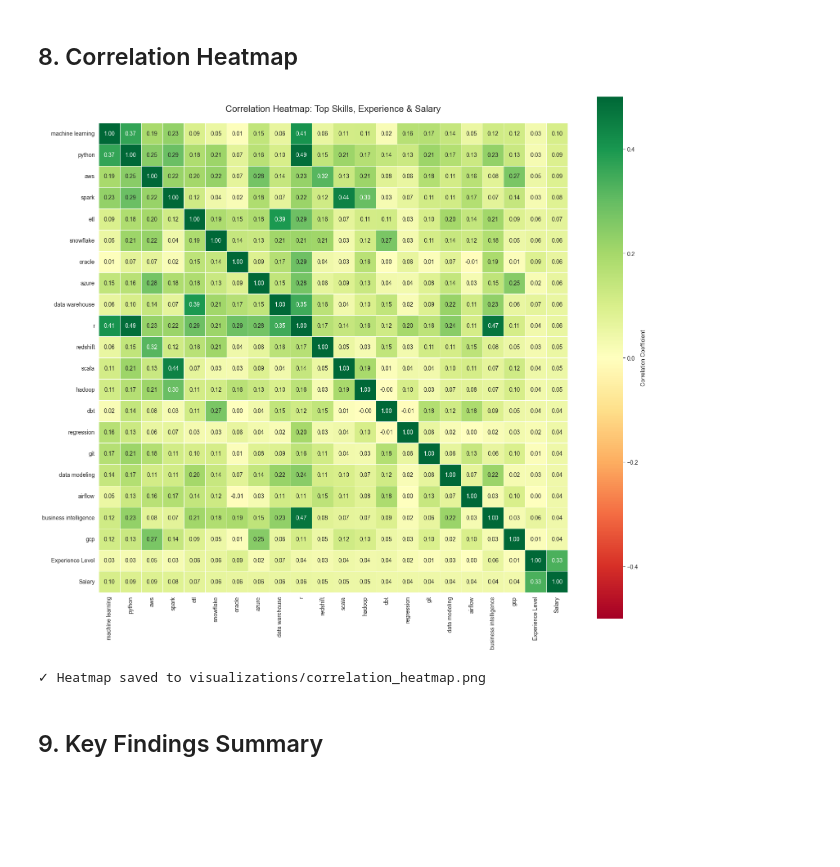
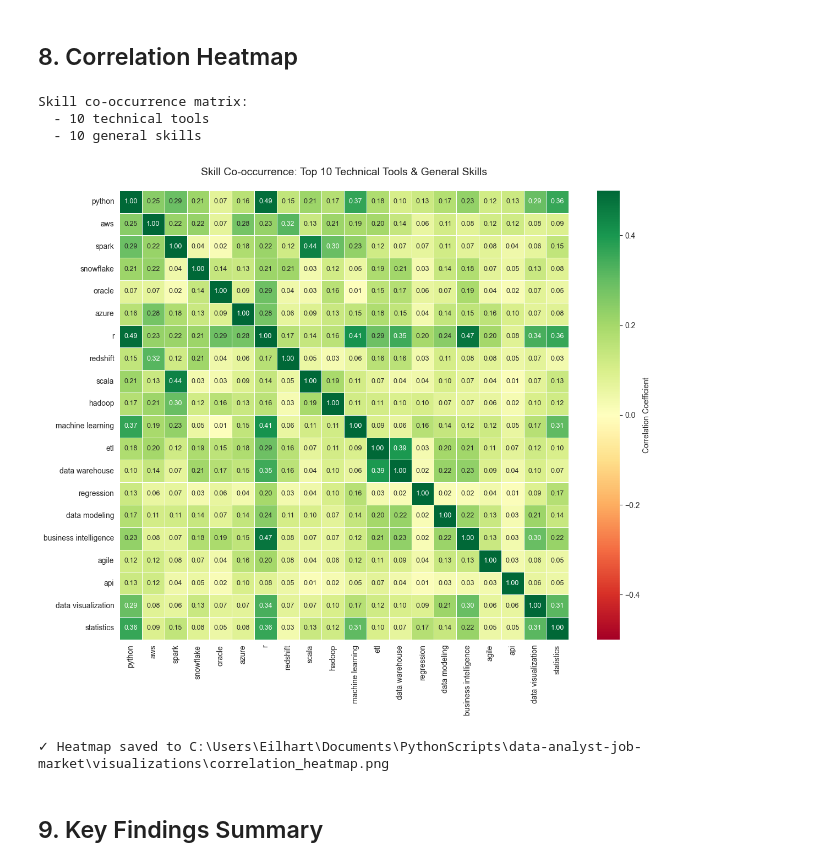
Before and after one commit to shaneMcCabe2/data-analyst-job-market, a Jupyter notebook: notebooks/02_hypothesis_testing.ipynb, the cells around one changed output. Drawn from its saved outputs; the diff is of its cells as text; code cells hidden in the pictures; blank space fills up the shorter version.

Commit message:
First draft of hypothesis testing notebook. Also adding visualizations from notebook.

```diff
--- a/notebooks/02_hypothesis_testing.ipynb
+++ b/notebooks/02_hypothesis_testing.ipynb
@@ -726,43 +730,58 @@ machine learning     + snowflake            | $ 117,810 | +$ 21,870 premium |
 # %% [markdown]
 ## 8. Correlation Heatmap
 # %%
-# Create correlation matrix for top skills + salary + experience
-top_20_skills = corr_df.head(20)['skill'].tolist()
-skill_cols_subset = [f'skill_{s}' for s in top_20_skills]
+# Create correlation matrix for top 10 technical + top 10 general skills ONLY
+top_10_technical = corr_df[corr_df['category'] == 'Technical Tool'].head(10)['skill'].tolist()
+top_10_general = corr_df[corr_df['category'] == 'General Skill'].head(10)['skill'].tolist()
 
-# Select columns for correlation
-corr_cols = skill_cols_subset + ['experience_numeric', 'salary_avg']
-corr_matrix = df_analysis[corr_cols].corr()
+all_top_skills = top_10_technical + top_10_general
+skill_cols_subset = [f'skill_{s}' for s in all_top_skills]
+
+# Correlation matrix of skills only
+corr_matrix = df_analysis[skill_cols_subset].corr()
 
 # Rename for readability
-rename_dict = {f'skill_{s}': s for s in top_20_skills}
-rename_dict['experience_numeric'] = 'Experience Level'
-rename_dict['salary_avg'] = 'Salary'
+rename_dict = {f'skill_{s}': s for s in all_top_skills}
 corr_matrix = corr_matrix.rename(columns=rename_dict, index=rename_dict)
+
+print(f"Skill co-occurrence matrix:")
+print(f"  - {len(top_10_technical)} technical tools")
+print(f"  - {len(top_10_general)} general skills")
+# %% [output]
+Skill co-occurrence matrix:
+  - 10 technical tools
+  - 10 general skills
 # %%
-# Plot heatmap
-plt.figure(figsize=(16, 14))
+# Plot heatmap - CLEANER with top 10 of each
+plt.figure(figsize=(12, 10))
 sns.heatmap(
     corr_matrix,
     annot=True,
     fmt='.2f',
     cmap='RdYlGn',
     center=0,
     vmin=-0.5,
     vmax=0.5,
     square=True,
     linewidths=0.5,
-    cbar_kws={'label': 'Correlation Coefficient'}
+    cbar_kws={'label': 'Correlation Coefficient'},
+    annot_kws={'size': 9}
 )
-plt.title('Correlation Heatmap: Top Skills, Experience & Salary', fontsize=16, pad=20)
+plt.title('Skill Co-occurrence: Top 10 Technical Tools & General Skills',
+          fontsize=14, pad=20)
 plt.tight_layout()
-plt.savefig('../visualizations/correlation_heatmap.png', dpi=300, bbox_inches='tight')
+
+# Save using absolute path
+import os
+project_root = r'C:\Users\Eilhart\Documents\PythonScripts\data-analyst-job-market'
+save_path = os.path.join(project_root, 'visualizations', 'correlation_heatmap.png')
+plt.savefig(save_path, dpi=300, bbox_inches='tight')
 plt.show()
 
-print("\n✓ Heatmap saved to visualizations/correlation_heatmap.png")
+print(f"\n✓ Heatmap saved to {save_path}")
 # %% [output]
-[figure, old version]
+[figure, new version]
-✓ Heatmap saved to visualizations/correlation_heatmap.png
+✓ Heatmap saved to C:\Users\Eilhart\Documents\PythonScripts\data-analyst-job-market\visualizations\correlation_heatmap.png
 # %% [markdown]
 ## 9. Key Findings Summary
 # %%
```
Also changed, not shown: parts of 22 cells of this notebook.
